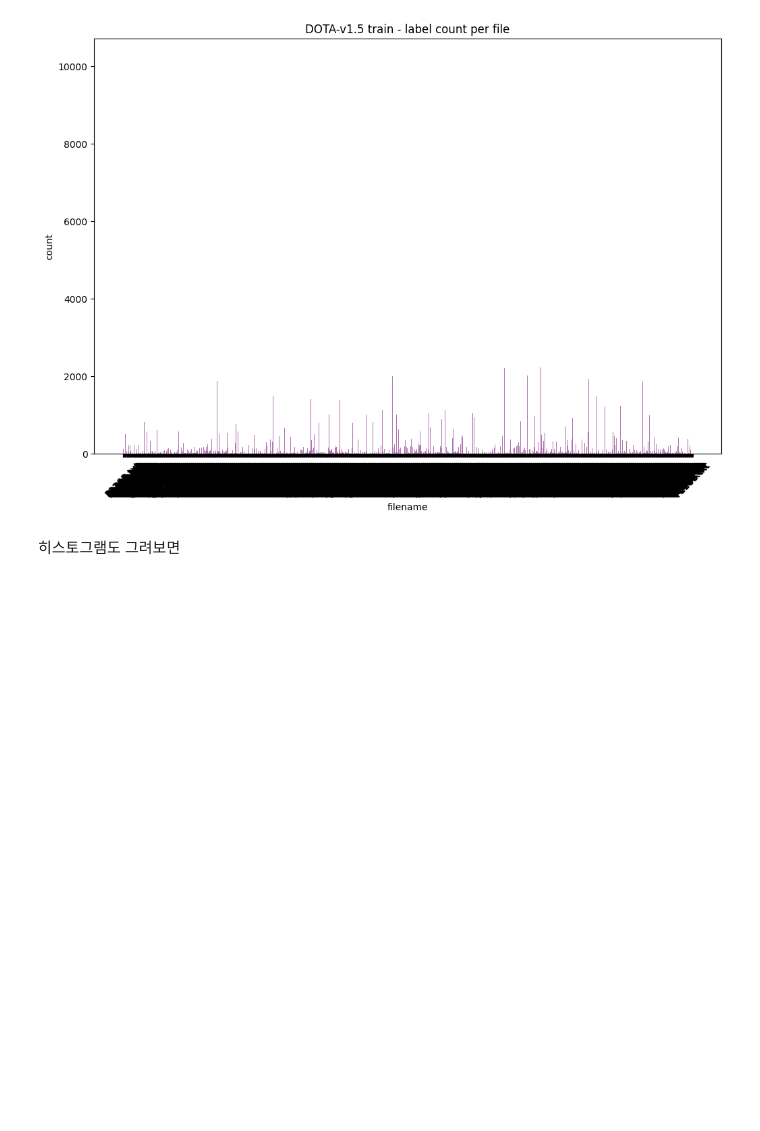
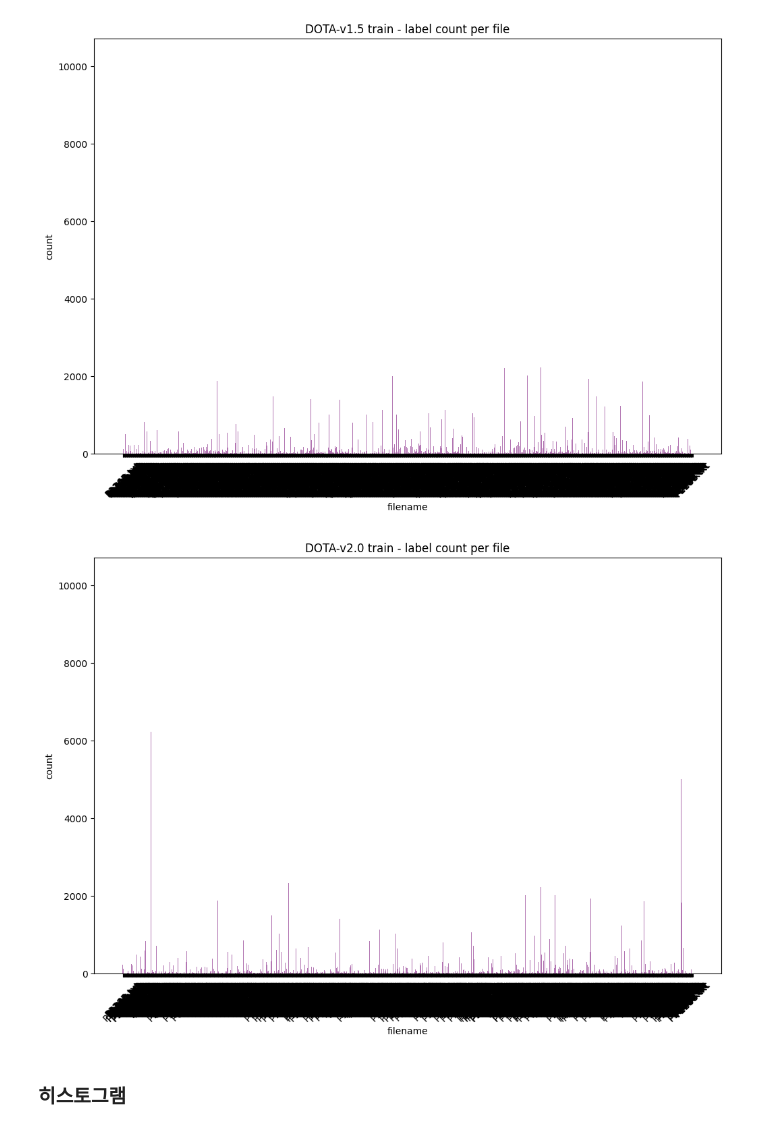
Before and after one commit to ziippy/modoo-cv, a Jupyter notebook: DOTA_data_analyzer.ipynb, the cells around one changed output. Saved outputs shown, nothing was run; the diff lists cells and outputs as text; code cells hidden in the pictures; blank space fills up the shorter version.

```diff
--- a/DOTA_data_analyzer.ipynb
+++ b/DOTA_data_analyzer.ipynb
@@ -103,0 +216,6 @@ train_info_15[2:]
+# %%
+# DOTA-v2.0 train
+path = '../dl_data/DOTA-v2.0/train/labelTxt-v2.0/DOTA-v2.0_train/*.txt'
+
+train_info_20 = get_dota_analyzed_info(path, remove_meta=False)
+train_info_20[2:]
@@ -109,7 +281,11 @@ draw_graph('DOTA-v1.0 train', train_info)
 draw_graph('DOTA-v1.5 train', train_info_15)
 # %% [output]
 [figure]
+# %%
+draw_graph('DOTA-v2.0 train', train_info_20)
+# %% [output]
+[figure, added]
 # %% [markdown]
-히스토그램도 그려보면
+### 히스토그램
 # %%
 plt.figure(figsize=(12,8))
```
Also changed, not shown: parts of 20 cells of this notebook.
